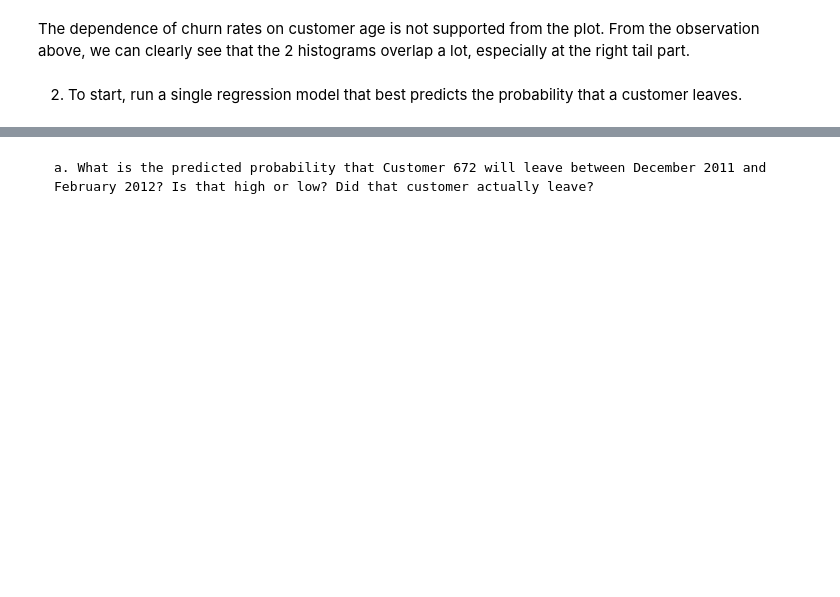
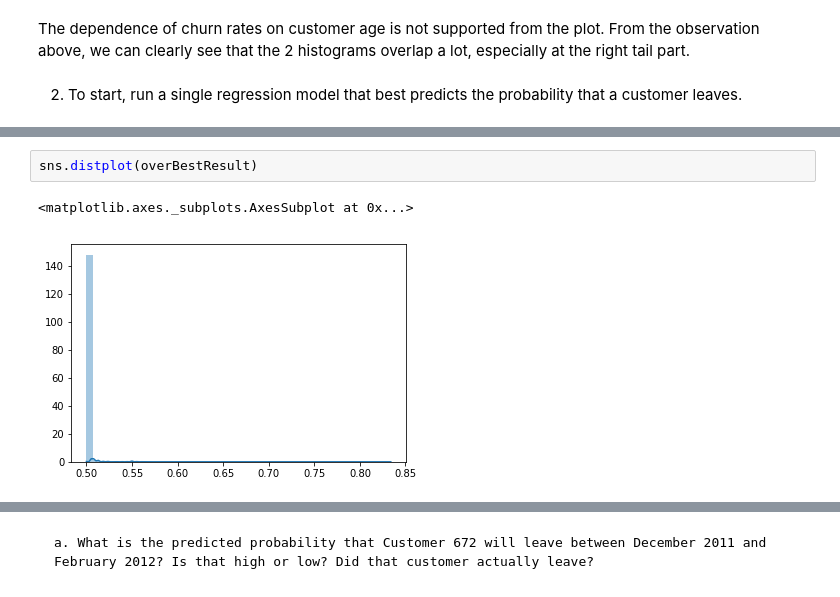
Before and after one commit to leejuqiang/Astar, a Jupyter notebook: hw3.ipynb, the cells around one changed output, grey strips where cells are left out. Saved outputs shown, nothing was run; the diff lists cells and outputs as text; blank space fills up the shorter version.

```diff
--- a/hw3.ipynb
+++ b/hw3.ipynb
@@ -117,0 +136,5 @@ ggplot() +
+# %%
+sns.distplot(overBestResult)
+# %% [output]
+<matplotlib.axes._subplots.AxesSubplot at 0x...>
+[figure, added]
```
Also changed, not shown: parts of 20 cells of this notebook.
